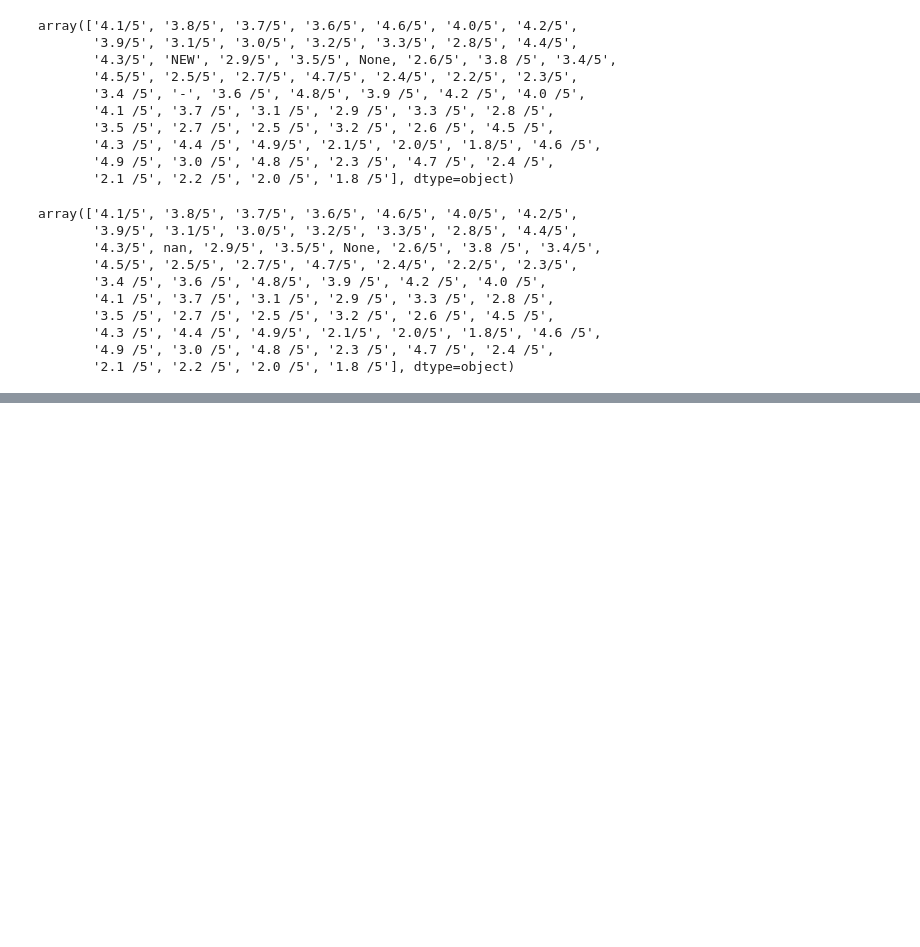
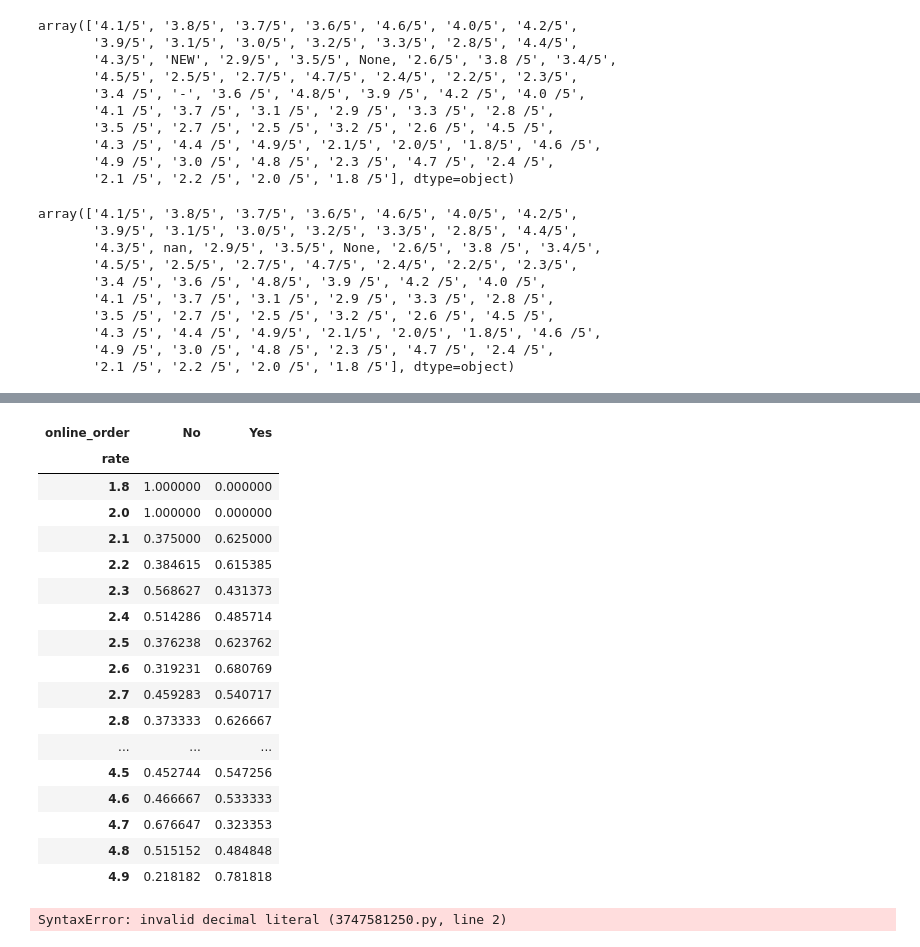
Before and after one commit to mcsmithers/geospatialAnalysis, a Jupyter notebook: zomatoGeoAnalysis.ipynb, the cells around one changed output, grey strips where cells are left out. Cells and saved outputs as stored; diff of their text form; code cells hidden in the pictures; blank space fills up the shorter version.

```diff
--- a/zomatoGeoAnalysis.ipynb
+++ b/zomatoGeoAnalysis.ipynb
@@ -104,0 +160,28 @@ Name: rate, Length: 51717, dtype: object
+# %%
+normalize_df = x.div(x.sum(axis=1).astype(float), axis=0)
+# %%
+normalize_df
+# %% [output]
+| online_order | No | Yes |
+| rate |  |  |
+| 1.8 | 1.000000 | 0.000000 |
+| 2.0 | 1.000000 | 0.000000 |
+| 2.1 | 0.375000 | 0.625000 |
+| 2.2 | 0.384615 | 0.615385 |
+| 2.3 | 0.568627 | 0.431373 |
+| 2.4 | 0.514286 | 0.485714 |
+| 2.5 | 0.376238 | 0.623762 |
+| 2.6 | 0.319231 | 0.680769 |
+| 2.7 | 0.459283 | 0.540717 |
+| 2.8 | 0.373333 | 0.626667 |
+| ... | ... | ... |
+| 4.5 | 0.452744 | 0.547256 |
+| 4.6 | 0.466667 | 0.533333 |
+| 4.7 | 0.676647 | 0.323353 |
+| 4.8 | 0.515152 | 0.484848 |
+| 4.9 | 0.218182 | 0.781818 |
+# %%
+# Now that we have our decimals all good, time for a chart
+normalize_df*100.plot(kind='bar', stacked=True)
+# %% [output]
+SyntaxError: invalid decimal literal (3747581250.py, line 2)
```
Also changed, not shown: parts of 7 cells of this notebook.
